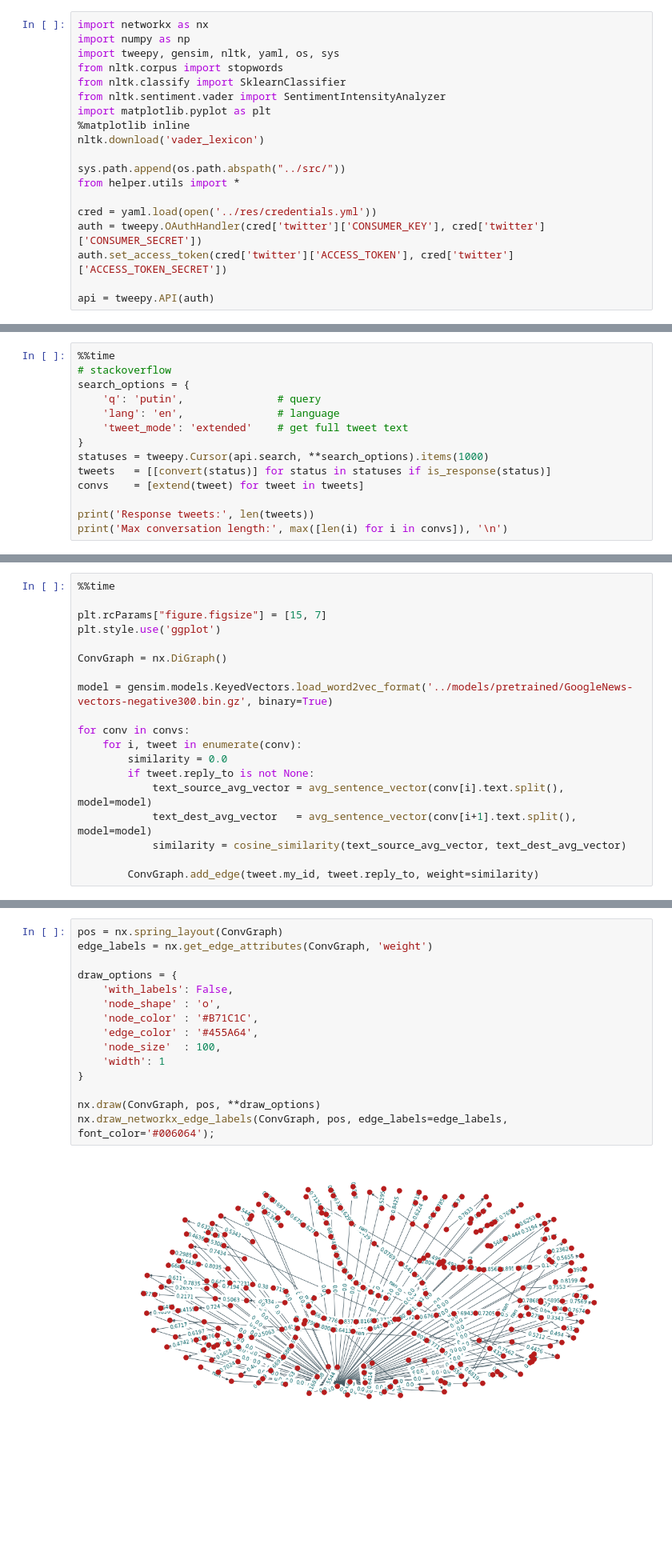
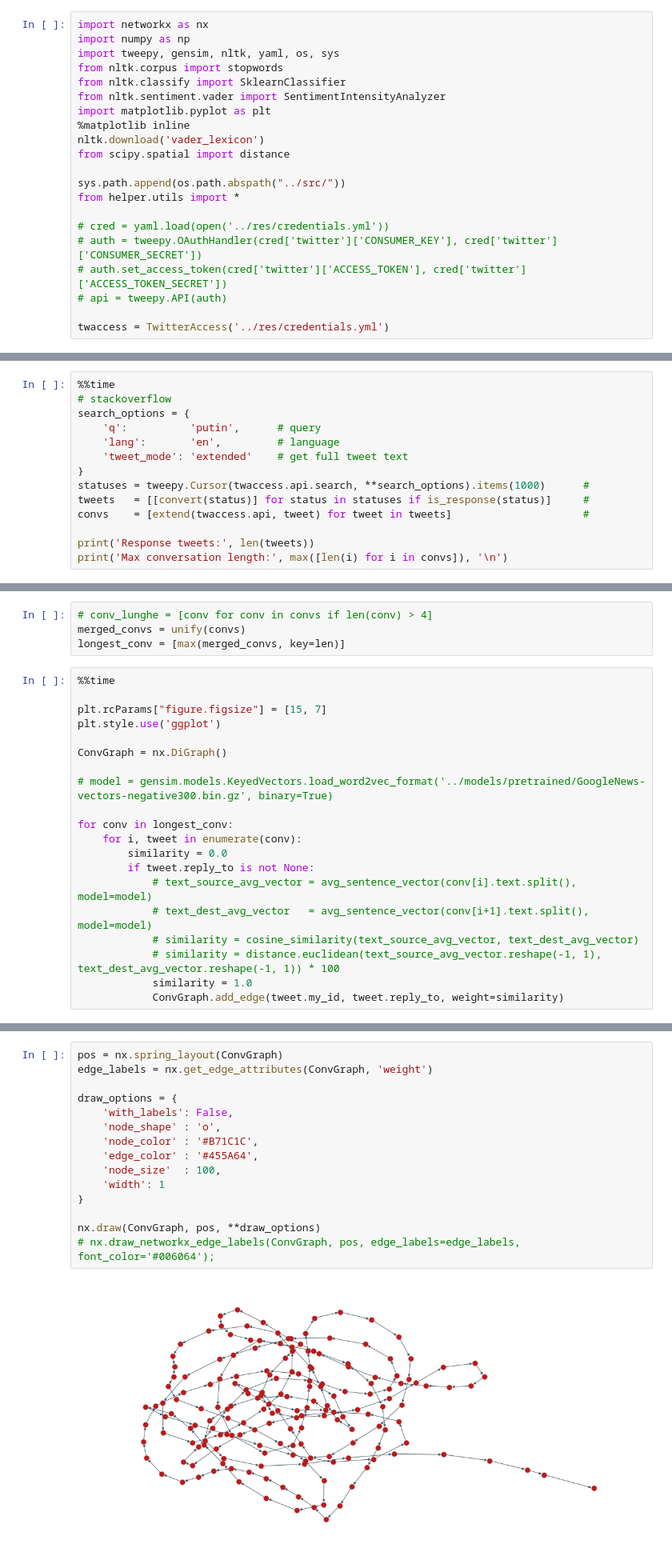
Before and after one commit to chrisPiemonte/argonaut, a Jupyter notebook: notebooks/twitter.ipynb, the cells around one changed output, grey strips where cells are left out. Shown at 80% size. Drawn from its saved outputs; the diff is of its cells as text; blank space fills up the shorter version.

```diff
--- a/notebooks/twitter.ipynb
+++ b/notebooks/twitter.ipynb
@@ -10,15 +10,17 @@ from nltk.sentiment.vader import SentimentIntensityAnalyzer
 import matplotlib.pyplot as plt
 %matplotlib inline
 nltk.download('vader_lexicon')
+from scipy.spatial import distance
 
 sys.path.append(os.path.abspath("../src/"))
 from helper.utils import *
 
-cred = yaml.load(open('../res/credentials.yml'))
-auth = tweepy.OAuthHandler(cred['twitter']['CONSUMER_KEY'], cred['twitter']['CONSUMER_SECRET'])
-auth.set_access_token(cred['twitter']['ACCESS_TOKEN'], cred['twitter']['ACCESS_TOKEN_SECRET'])
+# cred = yaml.load(open('../res/credentials.yml'))
+# auth = tweepy.OAuthHandler(cred['twitter']['CONSUMER_KEY'], cred['twitter']['CONSUMER_SECRET'])
+# auth.set_access_token(cred['twitter']['ACCESS_TOKEN'], cred['twitter']['ACCESS_TOKEN_SECRET'])
+# api = tweepy.API(auth)
 
-api = tweepy.API(auth)
+twaccess = TwitterAccess('../res/credentials.yml')
 # %% [output]
 [nltk_data] Downloading package vader_lexicon to
 [nltk_data]     /Users/piemontec/nltk_data...
@@ -29,13 +65,13 @@ api = tweepy.API(auth)
 %%time
 # stackoverflow
 search_options = {
-    'q': 'putin',               # query
-    'lang': 'en',               # language
+    'q':          'putin',      # query
+    'lang':       'en',         # language
     'tweet_mode': 'extended'    # get full tweet text
 }
-statuses = tweepy.Cursor(api.search, **search_options).items(1000)
-tweets   = [[convert(status)] for status in statuses if is_response(status)]
-convs    = [extend(tweet) for tweet in tweets]
+statuses = tweepy.Cursor(twaccess.api.search, **search_options).items(1000)      #
+tweets   = [[convert(status)] for status in statuses if is_response(status)]     #
+convs    = [extend(twaccess.api, tweet) for tweet in tweets]                     #
 
 print('Response tweets:', len(tweets))
 print('Max conversation length:', max([len(i) for i in convs]), '\n')
@@ -48,5 +84,9 @@ Wall time: 2min 2s
 # %% [markdown]
 ### Build the Graph
+# %%
+# conv_lunghe = [conv for conv in convs if len(conv) > 4]
+merged_convs = unify(convs)
+longest_conv = [max(merged_convs, key=len)]
 # %%
 %%time
 
@@ -55,15 +95,16 @@ plt.style.use('ggplot')
 
 ConvGraph = nx.DiGraph()
 
-model = gensim.models.KeyedVectors.load_word2vec_format('../models/pretrained/GoogleNews-vectors-negative300.bin.gz', binary=True)
+# model = gensim.models.KeyedVectors.load_word2vec_format('../models/pretrained/GoogleNews-vectors-negative300.bin.gz', binary=True)
 
-for conv in convs:
+for conv in longest_conv:
     for i, tweet in enumerate(conv):
         similarity = 0.0
         if tweet.reply_to is not None:
-            text_source_avg_vector = avg_sentence_vector(conv[i].text.split(),   model=model)
-            text_dest_avg_vector   = avg_sentence_vector(conv[i+1].text.split(), model=model)
-            similarity = cosine_similarity(text_source_avg_vector, text_dest_avg_vector)
-
-        ConvGraph.add_edge(tweet.my_id, tweet.reply_to, weight=similarity)
+            # text_source_avg_vector = avg_sentence_vector(conv[i].text.split(),   model=model)
+            # text_dest_avg_vector   = avg_sentence_vector(conv[i+1].text.split(), model=model)
+            # similarity = cosine_similarity(text_source_avg_vector, text_dest_avg_vector)
+            # similarity = distance.euclidean(text_source_avg_vector.reshape(-1, 1), text_dest_avg_vector.reshape(-1, 1)) * 100
+            similarity = 1.0
+            ConvGraph.add_edge(tweet.my_id, tweet.reply_to, weight=similarity)
 # %% [output]
@@ -74,18 +115,18 @@ Wall time: 1min 44s
 # %%
 pos = nx.spring_layout(ConvGraph)
 edge_labels = nx.get_edge_attributes(ConvGraph, 'weight')
 
 draw_options = {
     'with_labels': False,
     'node_shape' : 'o',
     'node_color' : '#B71C1C',
     'edge_color' : '#455A64',
     'node_size'  : 100,
     'width': 1
 }
 
 nx.draw(ConvGraph, pos, **draw_options)
-nx.draw_networkx_edge_labels(ConvGraph, pos, edge_labels=edge_labels, font_color='#006064');
+# nx.draw_networkx_edge_labels(ConvGraph, pos, edge_labels=edge_labels, font_color='#006064');
 # %% [output]
-[figure, old version]
+[figure, new version]
 # %%
```
Also changed, not shown: parts of 4 cells of this notebook, 5 other files.
